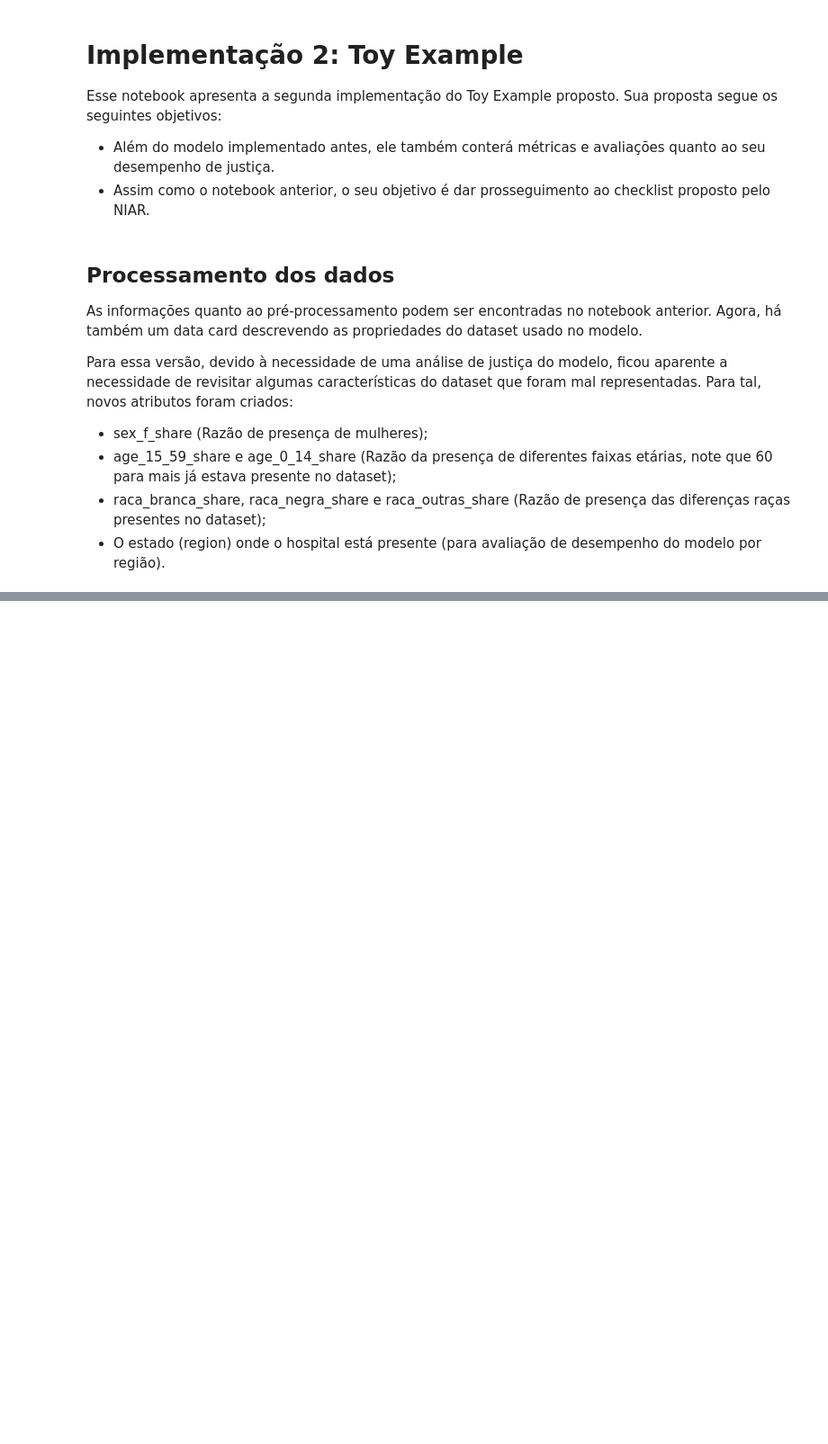
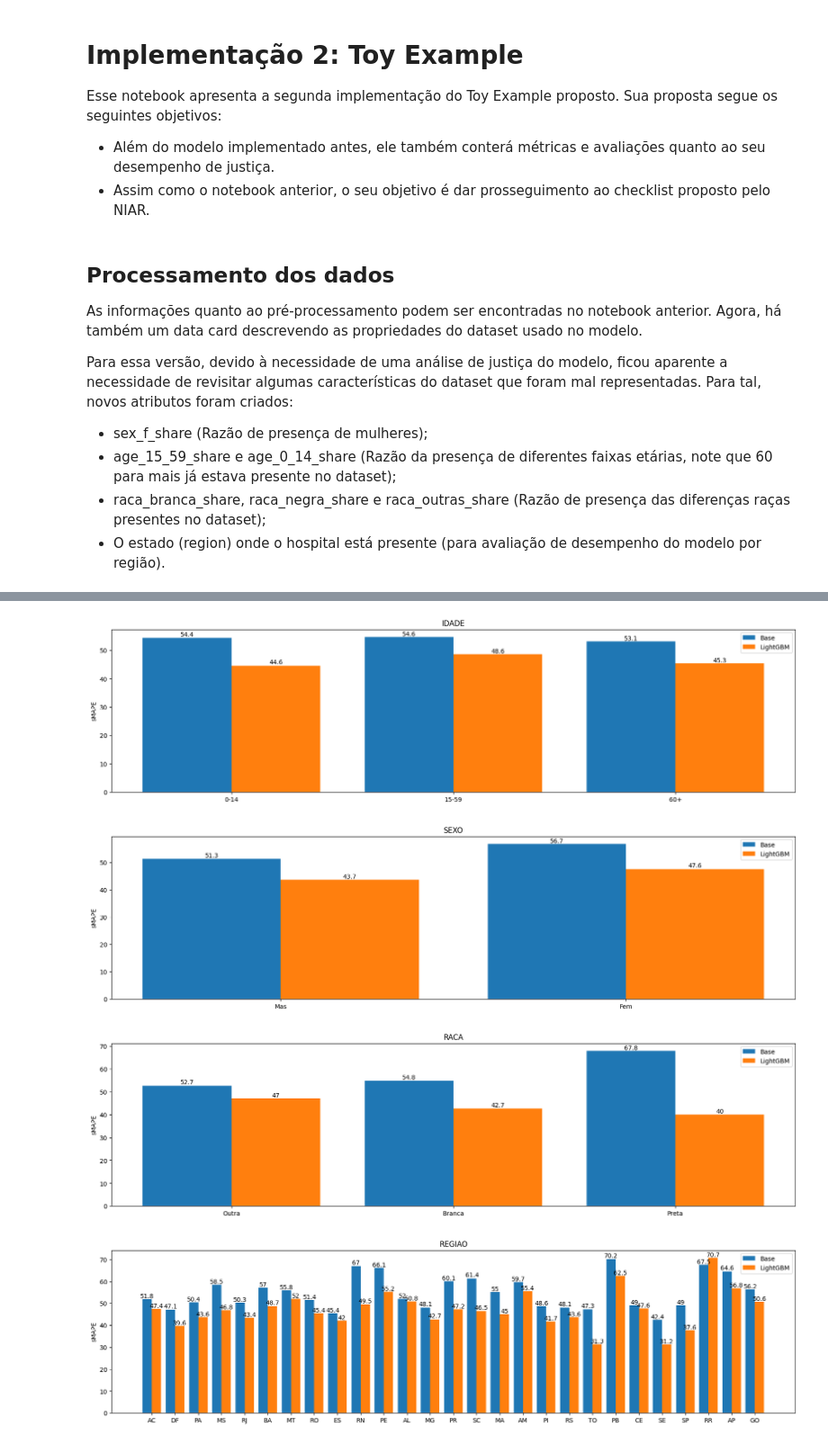
Before and after one commit to Nefex-Shadow/Toy_Example_NIAR, a Jupyter notebook: v2.ipynb, the cells around one changed output, grey strips where cells are left out. Shown at 90% size. Drawn from its saved outputs; the diff is of its cells as text; code cells hidden in the pictures; blank space fills up the shorter version.

```diff
--- a/v2.ipynb
+++ b/v2.ipynb
@@ -25,0 +61,5 @@ Para essa versão, além do model card e do data card, será feito relatórios s
+# %%
+model = sk.linear_model.LinearRegression().fit(X_Train, Y_Train)
+
+val_resul = model.predict(X_Valid)
+test_resul = model.predict(X_Test)
@@ -25,0 +120,71 @@ Para essa versão, além do model card e do data card, será feito relatórios s
+# %%
+df_resultados["categoria_idade"] = X_Test.apply(categ_idade, axis=1)
+df_resultados["categoria_sexo"] = X_Test.apply(categ_sexo, axis=1)
+df_resultados["categoria_raca"] = X_Test.apply(categ_raca, axis=1)
+
+df_resultados["Valor Real"] = Y_Test
+df_resultados["Base resultados"] = test_resul
+df_resultados["LightGBM resultados"] = res_pred
+# %%
+from sklearn.metrics import mean_absolute_error, mean_squared_error
+
+def smape(y_true, y_pred):
+    return 100 * np.mean(2 * np.abs(y_pred - y_true) / (np.abs(y_true) + np.abs(y_pred)))
+
+def res_cabecalho(titulo):
+    print("\n\n=============================\t   ", titulo, " \t=============================")
+    print("\t\t\t|\t\t\t\t|")
+    print("   Metrica\t\t|   Base\t\t\t|   LightGBM")
+    print("\t\t\t|\t\t\t\t|")
+
+def res_linha(metrica, valor_base, valor_lgb):
+    print(metrica, "\t\t\t|", valor_base, "\t\t|", valor_lgb)
+    print("\t\t\t|\t\t\t\t|")
+
+def res_quebra(grupo):
+    print("------------------------+---------  ", grupo, "\t--------+--------------------")
+    print("\t\t\t|\t\t\t\t|")
+
+def plot_vies(df, titulo, categoria):
+    res_cabecalho(titulo)
+    chaves = df[categoria].unique()
+    for chave in chaves:
+        df_temp = df[df[categoria] == chave]
+        smape_base = smape(df_temp["Valor Real"], df_temp["Base resultados"])
+        smape_lgb = smape(df_temp["Valor Real"], df_temp["LightGBM resultados"])
+        res_quebra(chave)
+        res_linha("SMAPE", smape_base, smape_lgb)
+
+def verificar_vies(df, titulo, categoria):
+    chaves = df[categoria].unique()
+    valores_base = []
+    valores_lgb = []
+    for chave in chaves:
+        df_temp = df[df[categoria] == chave]
+        valores_base.append(round(smape(df_temp["Valor Real"], df_temp["Base resultados"]), 1))
+        valores_lgb.append(round(smape(df_temp["Valor Real"], df_temp["LightGBM resultados"]), 1))
+
+    fig = plt.figure()
+    fig.set_figwidth(20)
+
+    w, x = 0.4, np.arange(len(chaves))
+    bars1 = plt.bar(x - w/2, valores_base, w, label="Base")
+    bars2 = plt.bar(x + w/2, valores_lgb, w, label="LightGBM")
+    plt.bar_label(bars1)
+    plt.bar_label(bars2)
+    plt.xticks(x, chaves)
+    plt.ylabel("sMAPE")
+    plt.title(titulo)
+    plt.legend()
+    plt.show()
+
+
+verificar_vies(df_resultados, "IDADE", "categoria_idade")
+verificar_vies(df_resultados, "SEXO", "categoria_sexo")
+verificar_vies(df_resultados, "RACA", "categoria_raca")
+verificar_vies(df_resultados, "REGIAO", "region")
+# %% [output]
+[figure, added]
+[figure, added]
+[figure, added]
+[figure, added]
```
Also changed, not shown: parts of 22 cells of this notebook, 13 other files.
